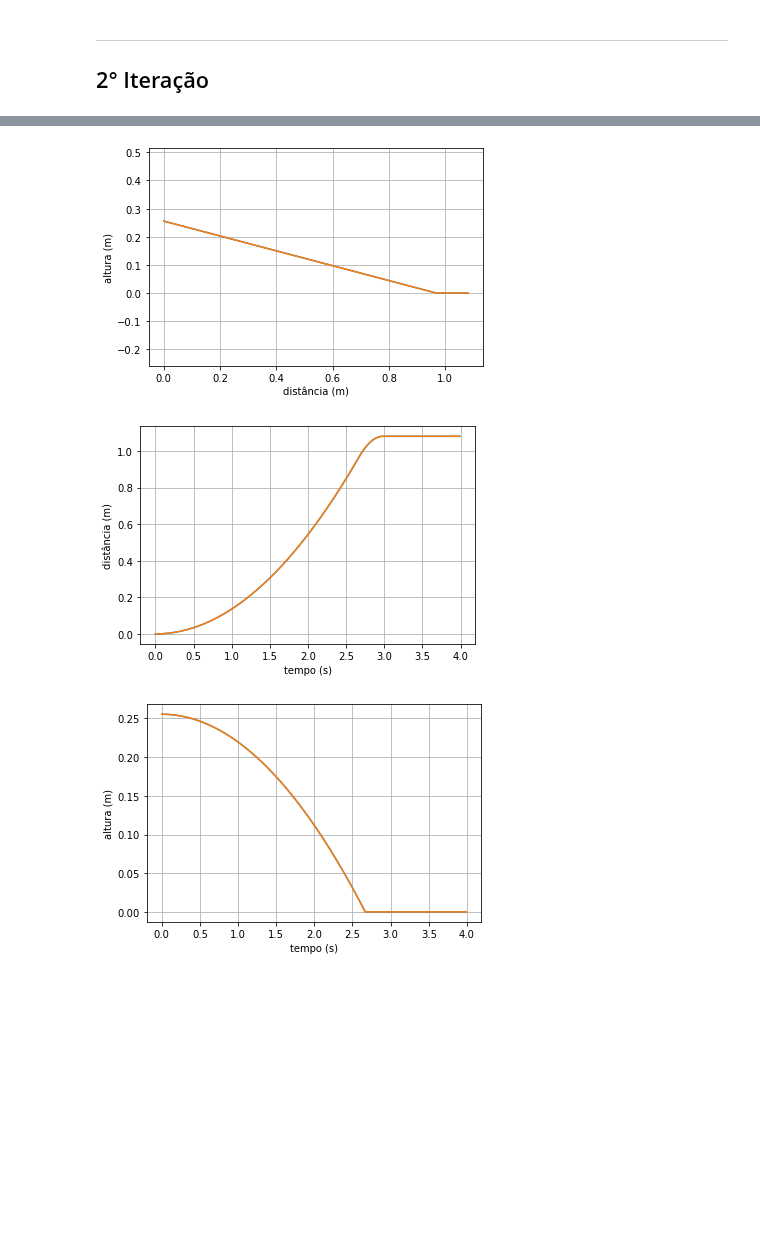
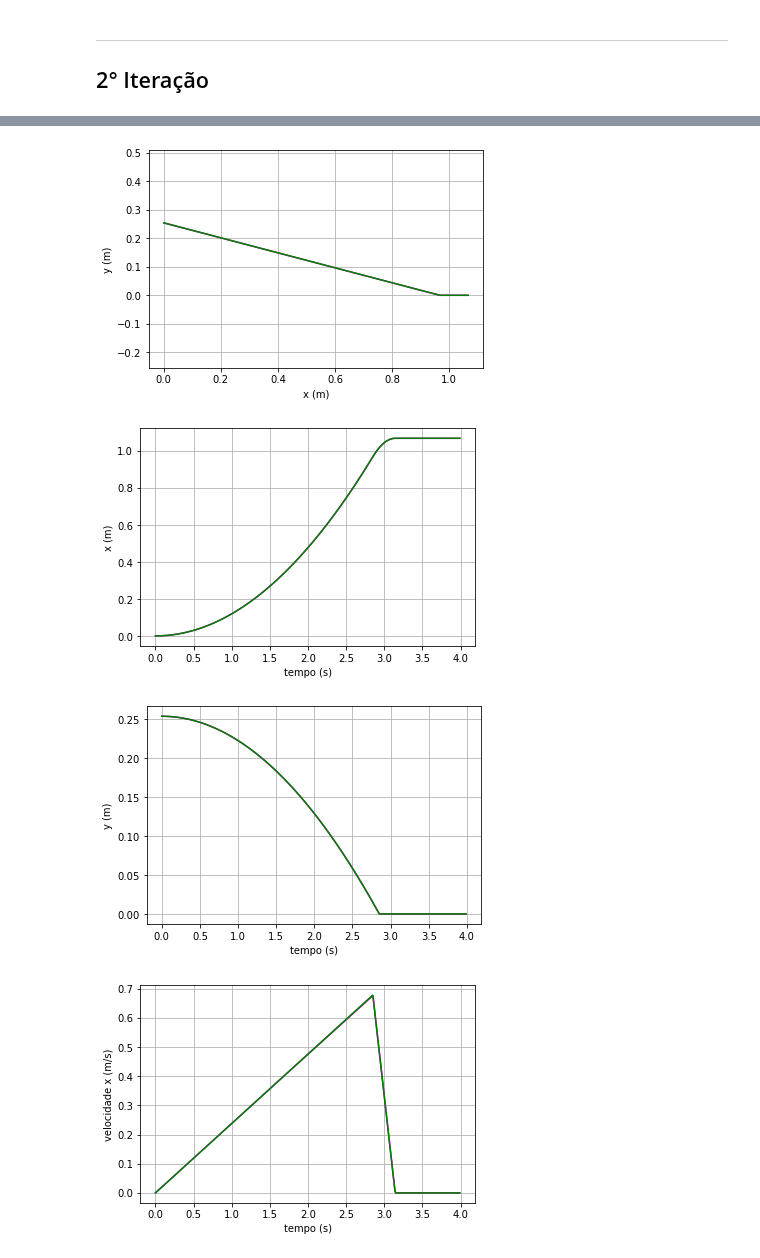
Before and after one commit to pedroivoal/Modsim-P3, a Jupyter notebook: Implementação/modelo.ipynb, the cells around one changed output, grey strips where cells are left out. Cells and saved outputs as stored; diff of their text form; code cells hidden in the pictures; blank space fills up the shorter version.

```diff
--- a/Implementação/modelo.ipynb
+++ b/Implementação/modelo.ipynb
@@ -36,7 +36,7 @@ g = 9.81                   # Terra
 Cd = 1.05
 
 # Ângulo limite (°)
-angle_l = 13.2
+angle_l = 13.3
 
 # μ cinético (coeficiente de atrito cinético)
 mic = tan(radians(angle_l))
@@ -182,30 +225,51 @@ plt.show()
 # %%
-plt.plot(L_x1, L_y1)
-plt.plot(L_x2, L_y2)
+# Trajetória em x y
+plt.plot(L_x1, L_y1, 'm')
+plt.plot(L_x2, L_y2, 'g')
 plt.axis('equal')
 plt.title('')
-plt.xlabel('distância (m)')
-plt.ylabel('altura (m)')
-plt.grid(True)
-plt.show()
-print()
-
-plt.plot(L_t, L_x1)
-plt.plot(L_t, L_x2)
-plt.title('')
-plt.xlabel('tempo (s)')
-plt.ylabel('distância (m)')
+plt.xlabel('x (m)')
+plt.ylabel('y (m)')
 plt.grid(True)
 plt.show()
 
-plt.plot(L_t, L_y1)
-plt.plot(L_t, L_y2)
+# Trajetória em x
+plt.plot(L_t, L_x1, 'm')
+plt.plot(L_t, L_x2, 'g')
 plt.title('')
 plt.xlabel('tempo (s)')
-plt.ylabel('altura (m)')
+plt.ylabel('x (m)')
 plt.grid(True)
 plt.show()
+
+# Trajetória em y
+plt.plot(L_t, L_y1, 'm')
+plt.plot(L_t, L_y2, 'g')
+plt.title('')
+plt.xlabel('tempo (s)')
+plt.ylabel('y (m)')
+plt.grid(True)
+plt.show()
+
+# velocidade em x
+plt.plot(L_t, L_vx1, 'm')
+plt.plot(L_t, L_vx2, 'g')
+plt.title('')
+plt.xlabel('tempo (s)')
+plt.ylabel('velocidade x (m/s)')
+plt.grid(True)
+plt.show()
+
+# velocidade em y
+plt.plot(L_t, L_vy1, 'm')
+plt.plot(L_t, L_vy2, 'g')
+plt.title('')
+plt.xlabel('tempo (s)')
+plt.ylabel('velocidade y (m/s)')
+plt.grid(True)
+plt.show()
 # %% [output]
-[figure, old version]
+[figure, new version]
-[figure, old version]
+[figure, new version]
-[figure, old version]
+[figure, new version]
+[figure, added]
```
Also changed, not shown: parts of 4 cells of this notebook.
